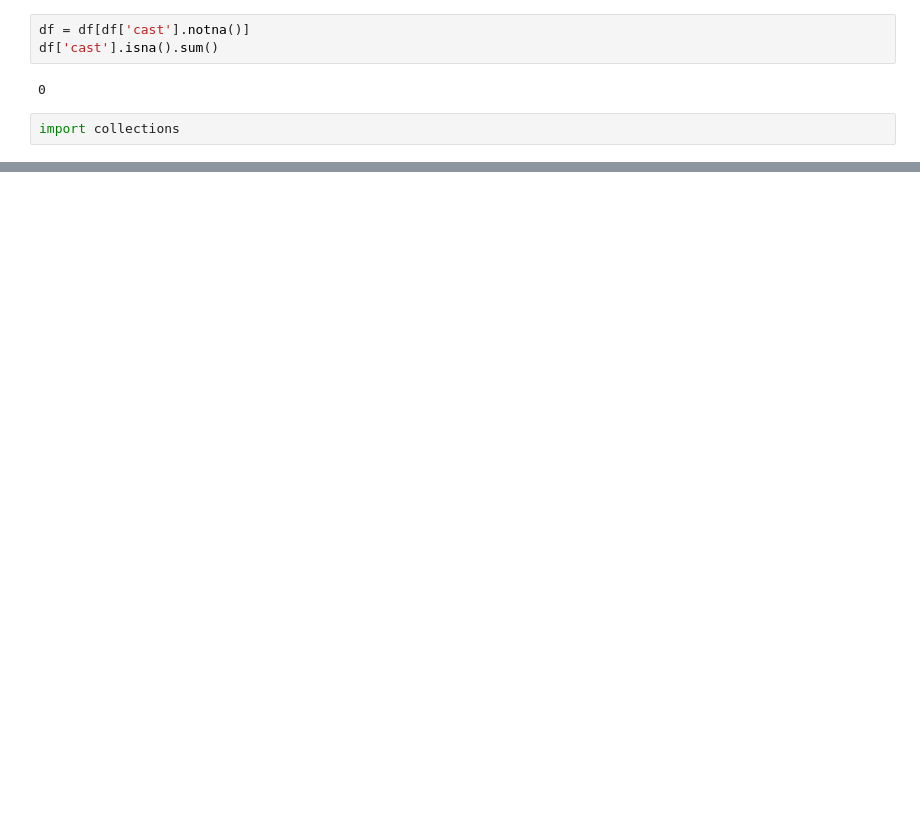
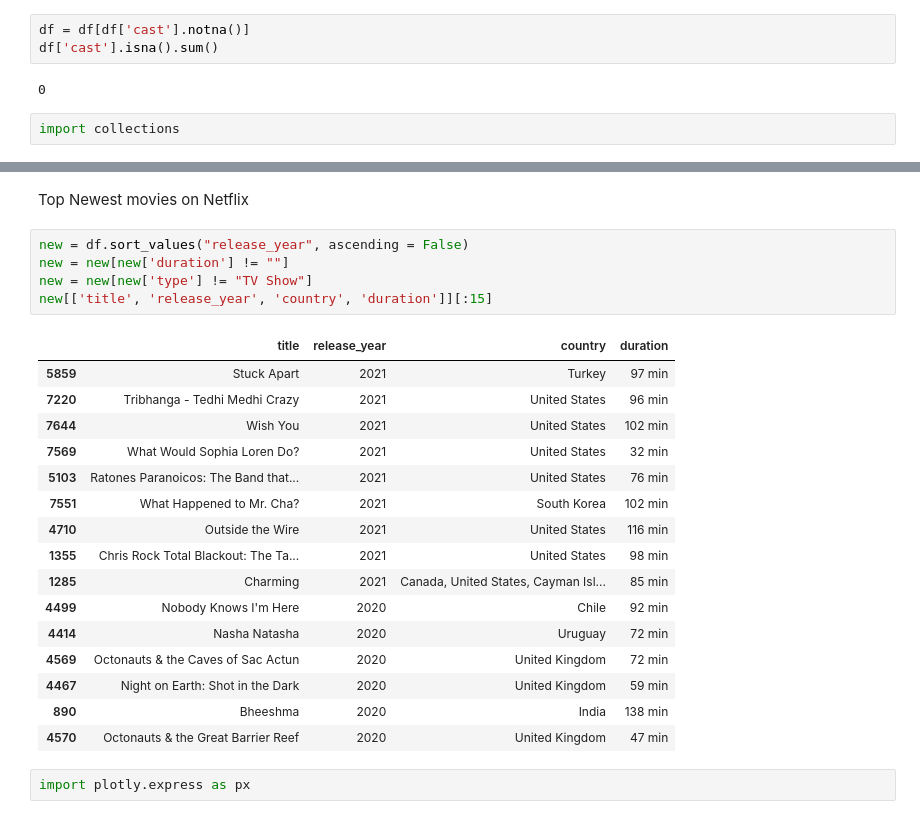
Before and after one commit to OsorIanIm/Netflix, a Jupyter notebook: Netflix.ipynb, the cells around one changed output, grey strips where cells are left out. Cells and saved outputs as stored; diff of their text form; blank space fills up the shorter version.

```diff
--- a/Netflix.ipynb
+++ b/Netflix.ipynb
@@ -151,0 +244,26 @@ a =[]
+# %% [markdown]
+Top Newest movies on Netflix
+# %%
+new = df.sort_values("release_year", ascending = False)
+new = new[new['duration'] != ""]
+new = new[new['type'] != "TV Show"]
+new[['title', 'release_year', 'country', 'duration']][:15]
+# %% [output]
+|  | title | release_year | country | duration |
+| 5859 | Stuck Apart | 2021 | Turkey | 97 min |
+| 7220 | Tribhanga - Tedhi Medhi Crazy | 2021 | United States | 96 min |
+| 7644 | Wish You | 2021 | United States | 102 min |
+| 7569 | What Would Sophia Loren Do? | 2021 | United States | 32 min |
+| 5103 | Ratones Paranoicos: The Band that... | 2021 | United States | 76 min |
+| 7551 | What Happened to Mr. Cha? | 2021 | South Korea | 102 min |
+| 4710 | Outside the Wire | 2021 | United States | 116 min |
+| 1355 | Chris Rock Total Blackout: The Ta... | 2021 | United States | 98 min |
+| 1285 | Charming | 2021 | Canada, United States, Cayman Isl... | 85 min |
+| 4499 | Nobody Knows I'm Here | 2020 | Chile | 92 min |
+| 4414 | Nasha Natasha | 2020 | Uruguay | 72 min |
+| 4569 | Octonauts & the Caves of Sac Actun | 2020 | United Kingdom | 72 min |
+| 4467 | Night on Earth: Shot in the Dark | 2020 | United Kingdom | 59 min |
+| 890 | Bheeshma | 2020 | India | 138 min |
+| 4570 | Octonauts & the Great Barrier Reef | 2020 | United Kingdom | 47 min |
+# %%
+import plotly.express as px
```
Also changed, not shown: parts of 37 cells of this notebook.
